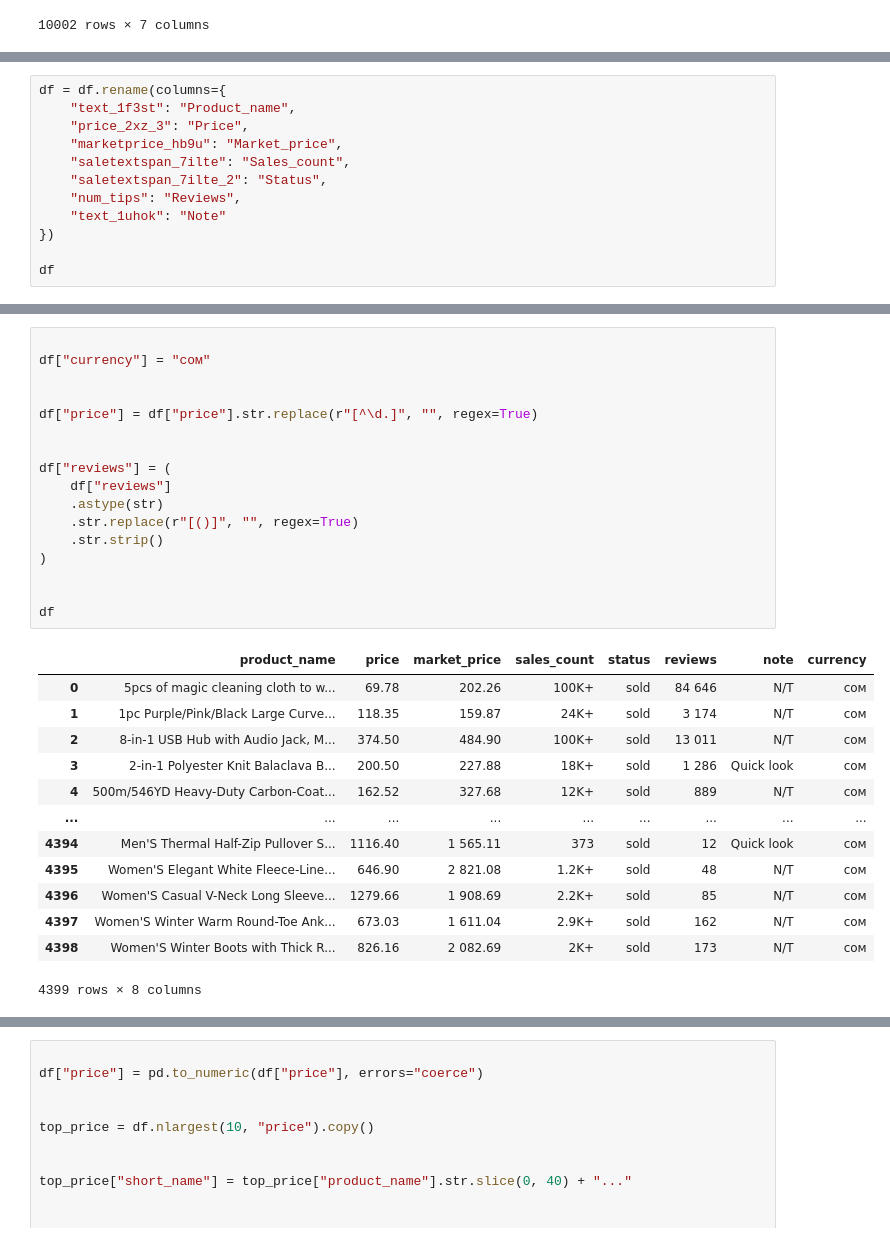
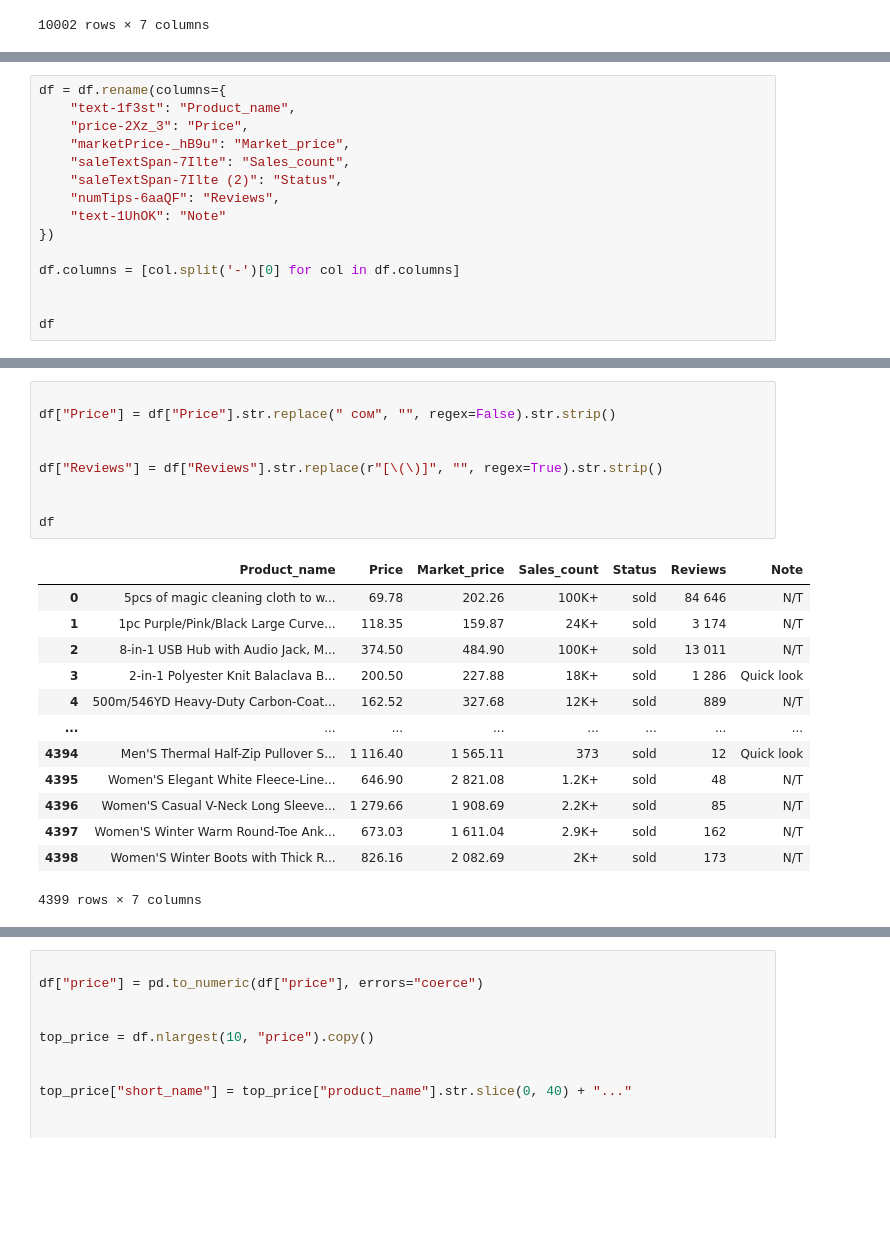
Before and after one commit to MuliShKa/Parsing-DataSince-, a Jupyter notebook: main3.ipynb, the cells around one changed output, grey strips where cells are left out. Cells and saved outputs as stored; diff of their text form; blank space fills up the shorter version.

```diff
--- a/main3.ipynb
+++ b/main3.ipynb
@@ -107,14 +109,17 @@ df
 4399 rows × 7 columns
 # %%
 df = df.rename(columns={
-    "text_1f3st": "Product_name",
-    "price_2xz_3": "Price",
-    "marketprice_hb9u": "Market_price",
-    "saletextspan_7ilte": "Sales_count",
-    "saletextspan_7ilte_2": "Status",
-    "num_tips": "Reviews",
-    "text_1uhok": "Note"
+    "text-1f3st": "Product_name",
+    "price-2Xz_3": "Price",
+    "marketPrice-_hB9u": "Market_price",
+    "saleTextSpan-7Ilte": "Sales_count",
+    "saleTextSpan-7Ilte (2)": "Status",
+    "numTips-6aaQF": "Reviews",
+    "text-1UhOK": "Note"
 })
 
+df.columns = [col.split('-')[0] for col in df.columns]
+
+
 df
 # %% [output]
@@ -133,32 +138,24 @@ df
 4399 rows × 7 columns
 # %%
 
-df["currency"] = "сом"
+df["Price"] = df["Price"].str.replace(" сом", "", regex=False).str.strip()
 
 
-df["price"] = df["price"].str.replace(r"[^\d.]", "", regex=True)
-
-
-df["reviews"] = (
-    df["reviews"]
-    .astype(str)
-    .str.replace(r"[()]", "", regex=True)
-    .str.strip()
-)
+df["Reviews"] = df["Reviews"].str.replace(r"[\(\)]", "", regex=True).str.strip()
 
 
 df
 # %% [output]
-|  | product_name | price | market_price | sales_count | status | reviews | note | currency |
-| 0 | 5pcs of magic cleaning cloth to w... | 69.78 | 202.26 | 100K+ | sold | 84 646 | N/T | сом |
-| 1 | 1pc Purple/Pink/Black Large Curve... | 118.35 | 159.87 | 24K+ | sold | 3 174 | N/T | сом |
-| 2 | 8-in-1 USB Hub with Audio Jack, M... | 374.50 | 484.90 | 100K+ | sold | 13 011 | N/T | сом |
-| 3 | 2-in-1 Polyester Knit Balaclava B... | 200.50 | 227.88 | 18K+ | sold | 1 286 | Quick look | сом |
-| 4 | 500m/546YD Heavy-Duty Carbon-Coat... | 162.52 | 327.68 | 12K+ | sold | 889 | N/T | сом |
-| ... | ... | ... | ... | ... | ... | ... | ... | ... |
-| 4394 | Men'S Thermal Half-Zip Pullover S... | 1116.40 | 1 565.11 | 373 | sold | 12 | Quick look | сом |
-| 4395 | Women'S Elegant White Fleece-Line... | 646.90 | 2 821.08 | 1.2K+ | sold | 48 | N/T | сом |
-| 4396 | Women'S Casual V-Neck Long Sleeve... | 1279.66 | 1 908.69 | 2.2K+ | sold | 85 | N/T | сом |
-| 4397 | Women'S Winter Warm Round-Toe Ank... | 673.03 | 1 611.04 | 2.9K+ | sold | 162 | N/T | сом |
-| 4398 | Women'S Winter Boots with Thick R... | 826.16 | 2 082.69 | 2K+ | sold | 173 | N/T | сом |
+|  | Product_name | Price | Market_price | Sales_count | Status | Reviews | Note |
+| 0 | 5pcs of magic cleaning cloth to w... | 69.78 | 202.26 | 100K+ | sold | 84 646 | N/T |
+| 1 | 1pc Purple/Pink/Black Large Curve... | 118.35 | 159.87 | 24K+ | sold | 3 174 | N/T |
+| 2 | 8-in-1 USB Hub with Audio Jack, M... | 374.50 | 484.90 | 100K+ | sold | 13 011 | N/T |
+| 3 | 2-in-1 Polyester Knit Balaclava B... | 200.50 | 227.88 | 18K+ | sold | 1 286 | Quick look |
+| 4 | 500m/546YD Heavy-Duty Carbon-Coat... | 162.52 | 327.68 | 12K+ | sold | 889 | N/T |
+| ... | ... | ... | ... | ... | ... | ... | ... |
+| 4394 | Men'S Thermal Half-Zip Pullover S... | 1 116.40 | 1 565.11 | 373 | sold | 12 | Quick look |
+| 4395 | Women'S Elegant White Fleece-Line... | 646.90 | 2 821.08 | 1.2K+ | sold | 48 | N/T |
+| 4396 | Women'S Casual V-Neck Long Sleeve... | 1 279.66 | 1 908.69 | 2.2K+ | sold | 85 | N/T |
+| 4397 | Women'S Winter Warm Round-Toe Ank... | 673.03 | 1 611.04 | 2.9K+ | sold | 162 | N/T |
+| 4398 | Women'S Winter Boots with Thick R... | 826.16 | 2 082.69 | 2K+ | sold | 173 | N/T |
-4399 rows × 8 columns
+4399 rows × 7 columns
```
Also changed, not shown: parts of 5 cells of this notebook.
